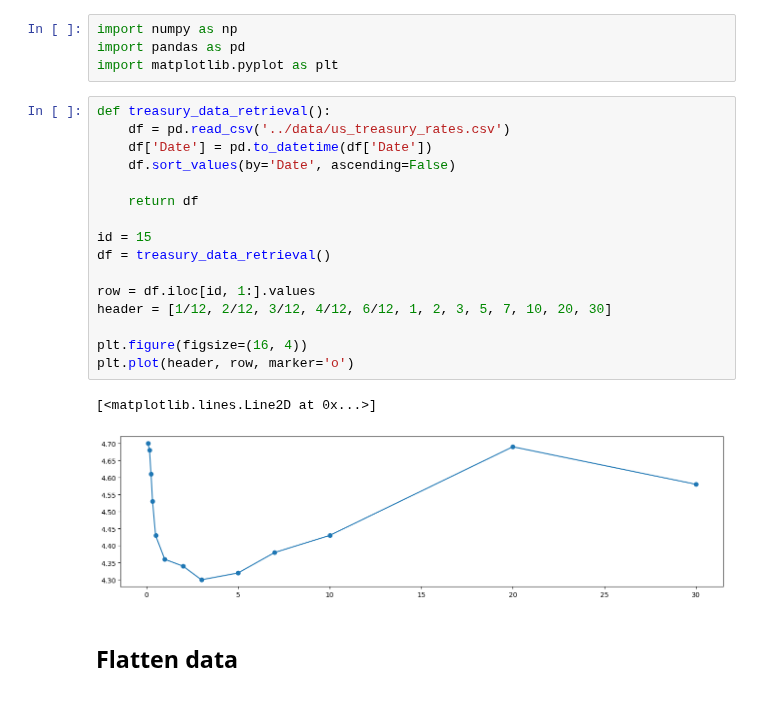
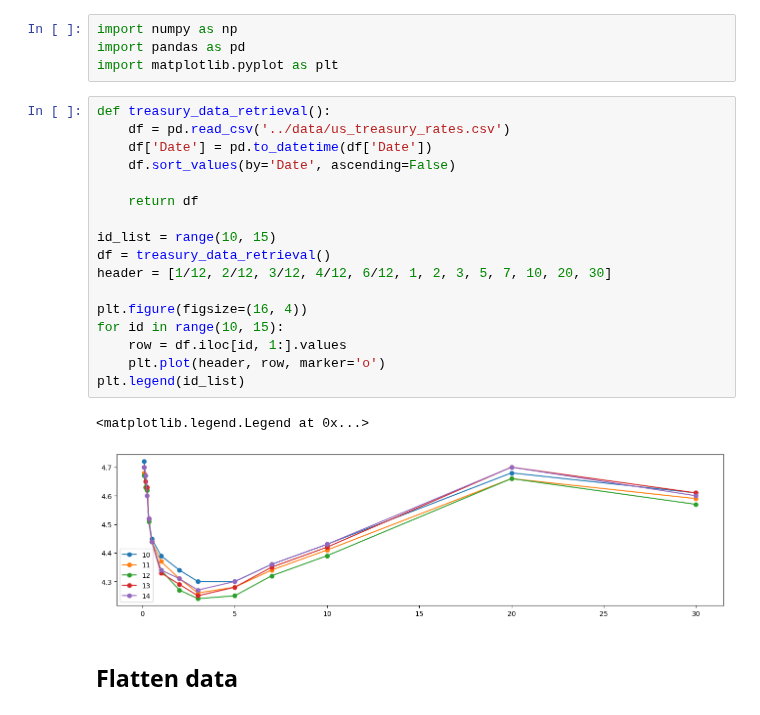
Before and after one commit to QuanPham19/functional-kan, a Jupyter notebook: phase_1/notebooks_treasury/treasury_eda.ipynb, the cells around one changed output. Saved outputs shown, nothing was run; the diff lists cells and outputs as text.

```diff
--- a/phase_1/notebooks_treasury/treasury_eda.ipynb
+++ b/phase_1/notebooks_treasury/treasury_eda.ipynb
@@ -7,22 +7,23 @@ import matplotlib.pyplot as plt
 # %%
 def treasury_data_retrieval():
     df = pd.read_csv('../data/us_treasury_rates.csv')
     df['Date'] = pd.to_datetime(df['Date'])
     df.sort_values(by='Date', ascending=False)
 
     return df
 
-id = 15
+id_list = range(10, 15)
 df = treasury_data_retrieval()
-
-row = df.iloc[id, 1:].values
 header = [1/12, 2/12, 3/12, 4/12, 6/12, 1, 2, 3, 5, 7, 10, 20, 30]
 
 plt.figure(figsize=(16, 4))
-plt.plot(header, row, marker='o')
+for id in range(10, 15):
+    row = df.iloc[id, 1:].values
+    plt.plot(header, row, marker='o')
+plt.legend(id_list)
 # %% [output]
-[<matplotlib.lines.Line2D at 0x...>]
+<matplotlib.legend.Legend at 0x...>
-[figure, old version]
+[figure, new version]
 # %% [markdown]
 ## Flatten data
 # %%
```
